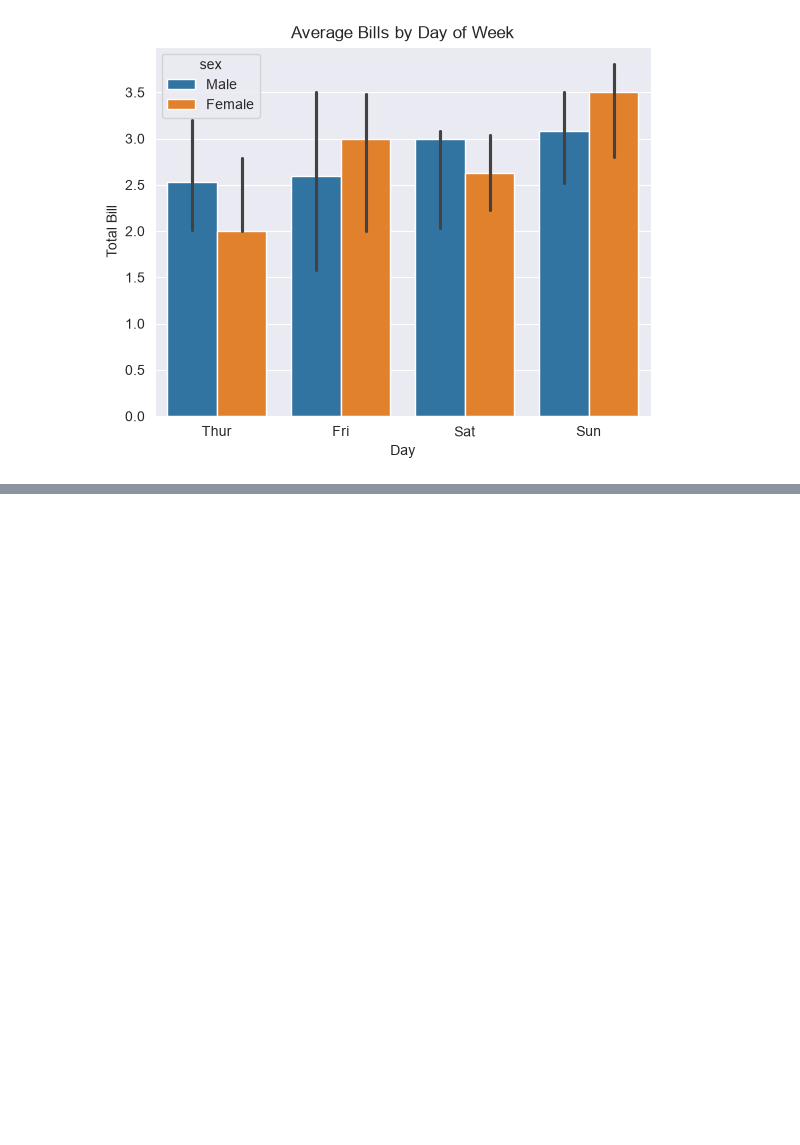
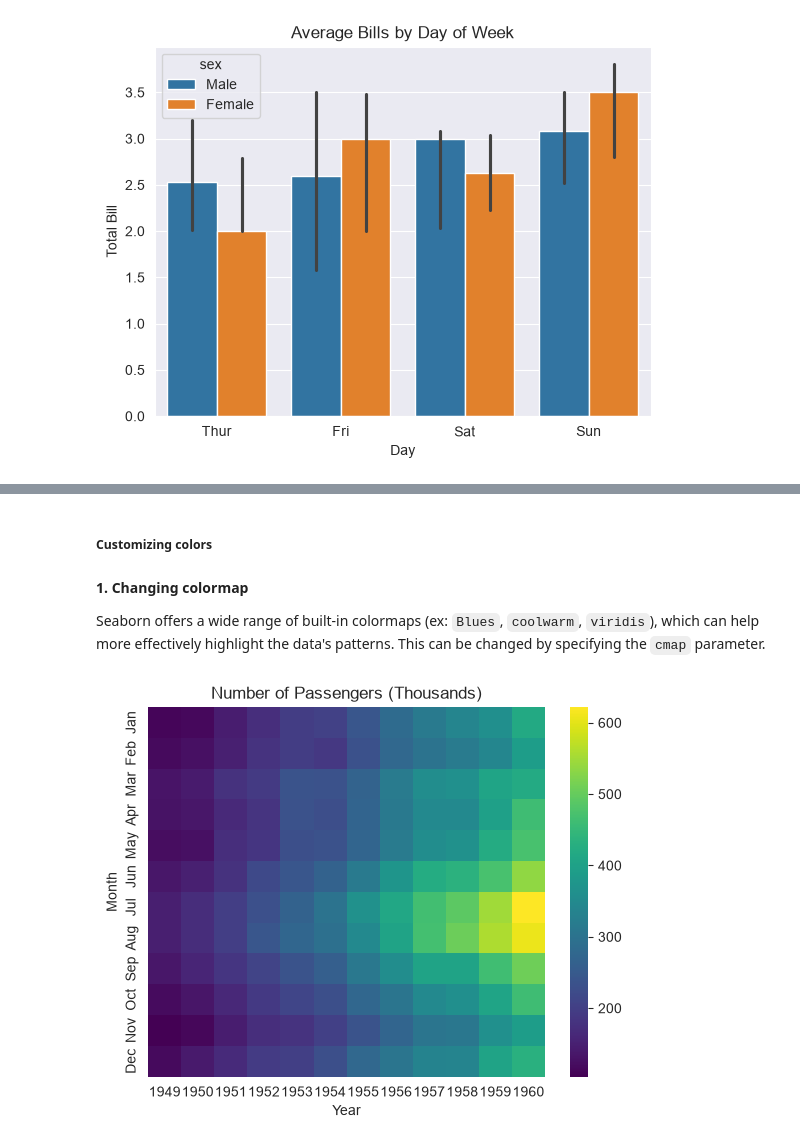
Before and after one commit to kelpppp/data-viz-notes, a Jupyter notebook: 02-data-visualization-notes.ipynb, the cells around one changed output, grey strips where cells are left out. Cells and saved outputs as stored; diff of their text form; code cells hidden in the pictures; blank space fills up the shorter version.

```diff
--- a/02-data-visualization-notes.ipynb
+++ b/02-data-visualization-notes.ipynb
@@ -887,0 +971,17 @@ plot.set_ylabel('Total Bill');
+# %% [markdown]
+##### Customizing colors
+# %% [markdown]
+**1. Changing colormap**
+
+Seaborn offers a wide range of built-in colormaps (ex: `Blues`, `coolwarm`, `viridis`), which can help more effectively highlight the data's patterns. This can be changed by specifying the `cmap` parameter.
+# %%
+plot = sns.heatmap(
+    data=flights_df,
+    # changing color map
+    cmap='viridis'
+)
+plot.set_title('Number of Passengers (Thousands)')
+plot.set_xlabel('Year')
+plot.set_ylabel('Month');
+# %% [output]
+[figure, added]
```
Also changed, not shown: parts of 39 cells of this notebook.
